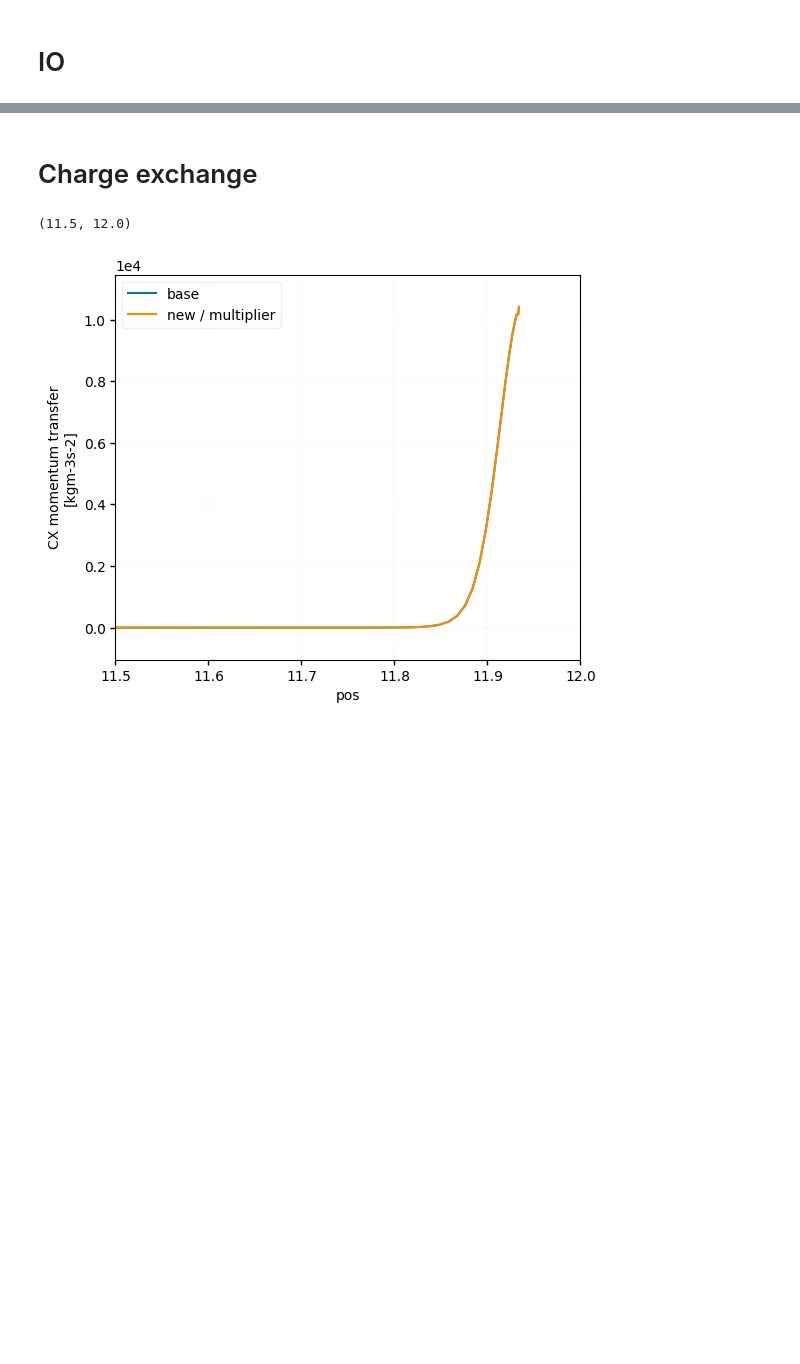
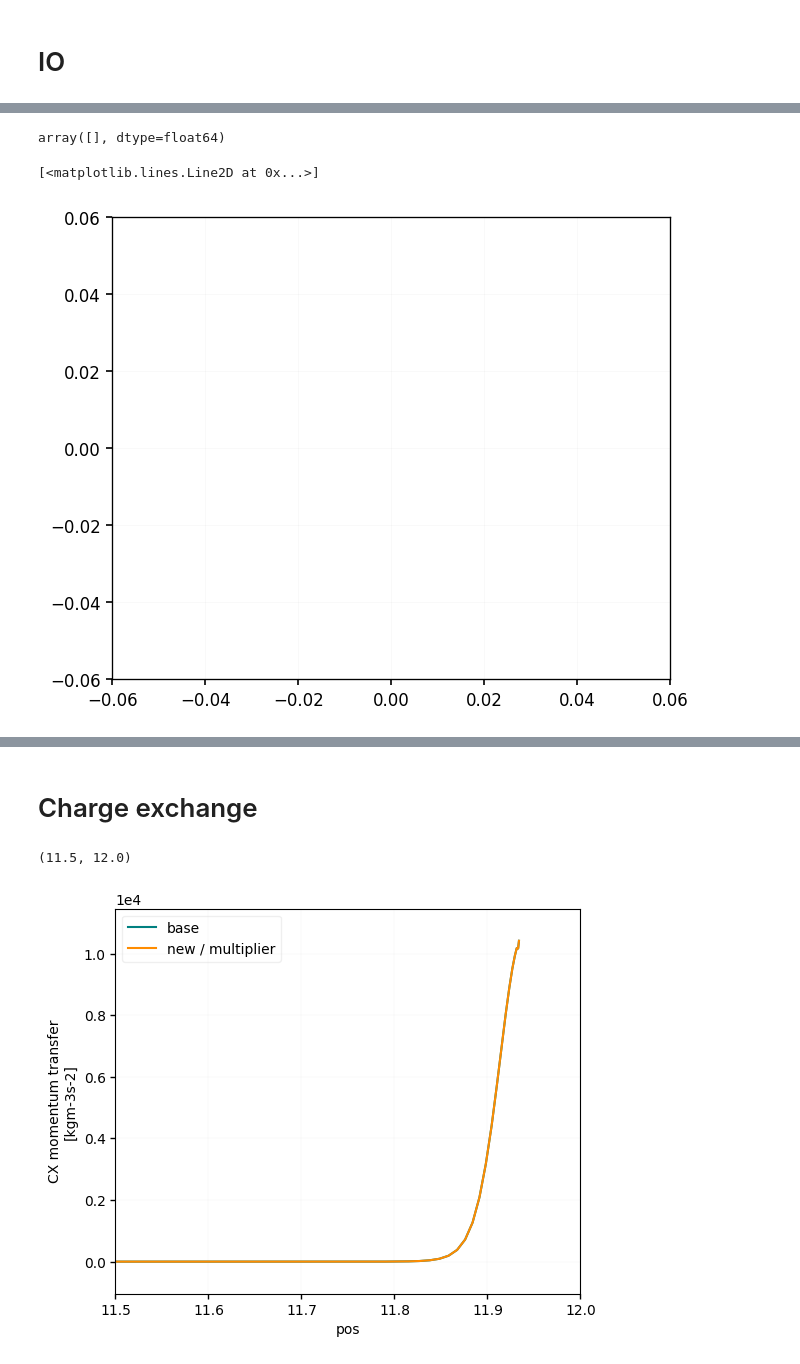
Before and after one commit to mikekryjak/notebooks, a Jupyter notebook: 131/131-2023-11-28 - Hot neutrals dev 1D.ipynb, the cells around one changed output, grey strips where cells are left out. Drawn from its saved outputs; the diff is of its cells as text; code cells hidden in the pictures; blank space fills up the shorter version.

```diff
--- a/131/131-2023-11-28 - Hot neutrals dev 1D.ipynb
+++ b/131/131-2023-11-28 - Hot neutrals dev 1D.ipynb
@@ -66,0 +100,13 @@ for case in toload:
+# %%
+ds["Sdd*_refl"].values
+# %% [output]
+array([], dtype=float64)
+# %%
+ds = cs["neutbc"].ds.isel(t=-1, pos = slice(2-2))
+
+fig, ax = plt.subplots()
+pos = ds["pos"].values
+ax.plot(pos, ds["Sdd*_refl"].values, label="Sdd*_refl")
+# %% [output]
+[<matplotlib.lines.Line2D at 0x...>]
+[figure, added]
```
Also changed, not shown: parts of 17 cells of this notebook, 11 other files.
